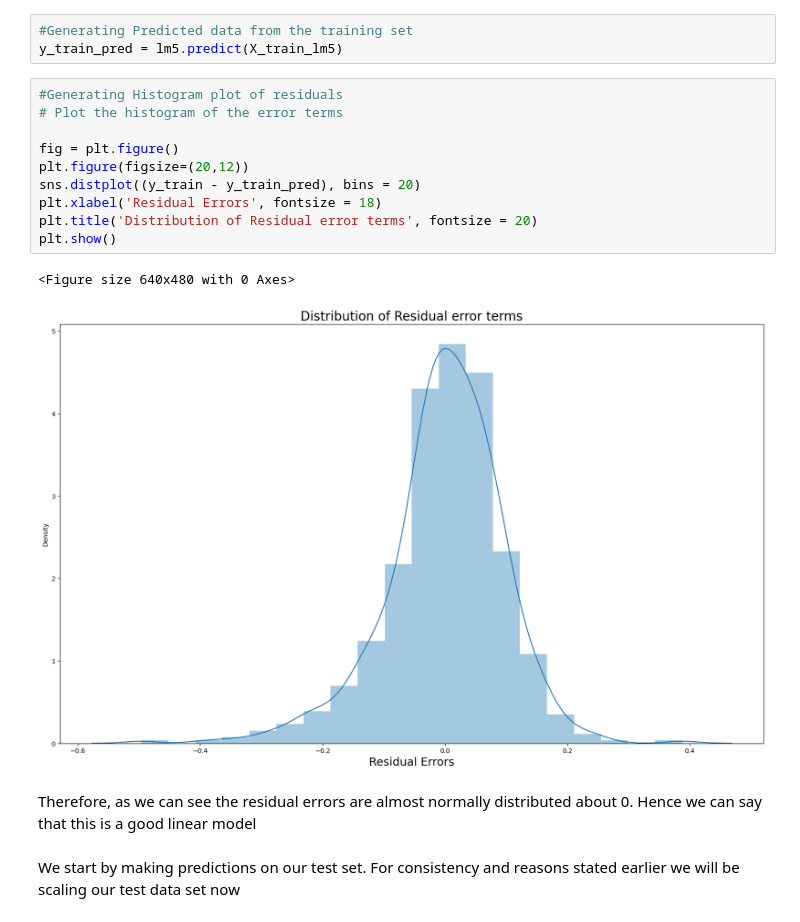
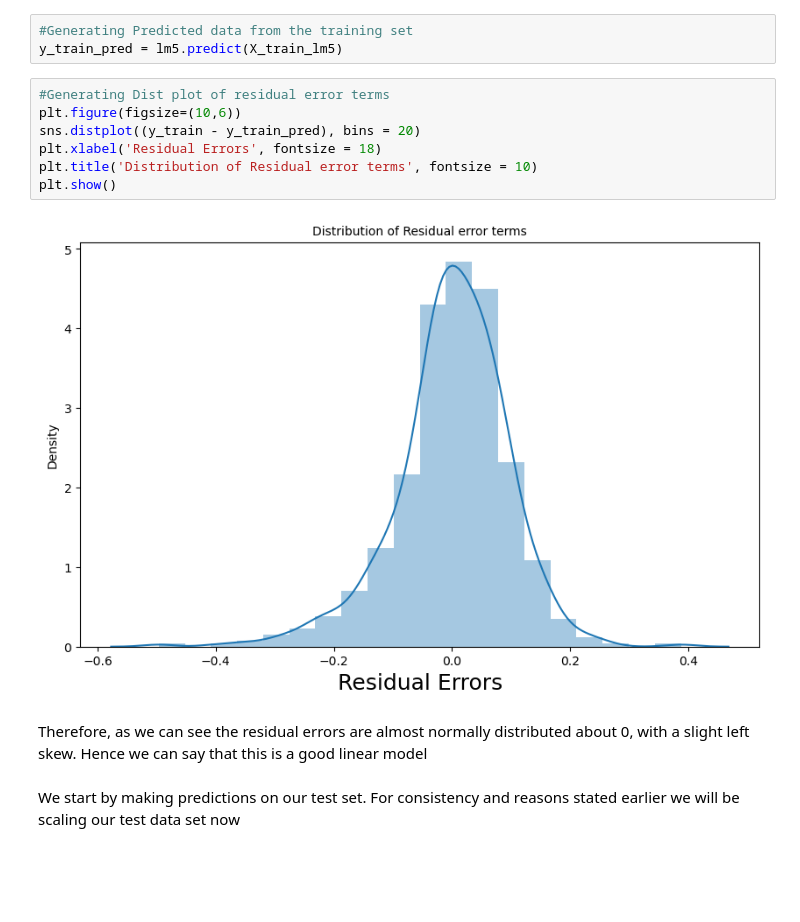
Before and after one commit to svkmsr6/boombikes-linear-regression-assignment, a Jupyter notebook: Souvik_Misra_Linear_Regression_Assignment.ipynb, the cells around one changed output. Saved outputs shown, nothing was run; the diff lists cells and outputs as text; blank space fills up the shorter version.

```diff
--- a/Souvik_Misra_Linear_Regression_Assignment.ipynb
+++ b/Souvik_Misra_Linear_Regression_Assignment.ipynb
@@ -676,20 +676,16 @@ Index(['const', 'yr', 'temp', 'windspeed', 'spring', 'winter', 'Dec', 'July',
 #Generating Predicted data from the training set
 y_train_pred = lm5.predict(X_train_lm5)
 # %%
-#Generating Histogram plot of residuals
-# Plot the histogram of the error terms
-
-fig = plt.figure()
-plt.figure(figsize=(20,12))
+#Generating Dist plot of residual error terms
+plt.figure(figsize=(10,6))
 sns.distplot((y_train - y_train_pred), bins = 20)
 plt.xlabel('Residual Errors', fontsize = 18)
-plt.title('Distribution of Residual error terms', fontsize = 20)
+plt.title('Distribution of Residual error terms', fontsize = 10)
 plt.show()
 # %% [output]
-<Figure size 640x480 with 0 Axes>
-[figure, old version]
+[figure, new version]
 # %% [markdown]
-Therefore, as we can see the residual errors are almost normally distributed about 0. Hence we can say that this is a good linear model
+Therefore, as we can see the residual errors are almost normally distributed about 0, with a slight left skew. Hence we can say that this is a good linear model
 # %% [markdown]
 We start by making predictions on our test set. For consistency and reasons stated earlier we will be scaling our test data set now
 # %%
```
Also changed, not shown: parts of 15 cells of this notebook, 3 other files.
